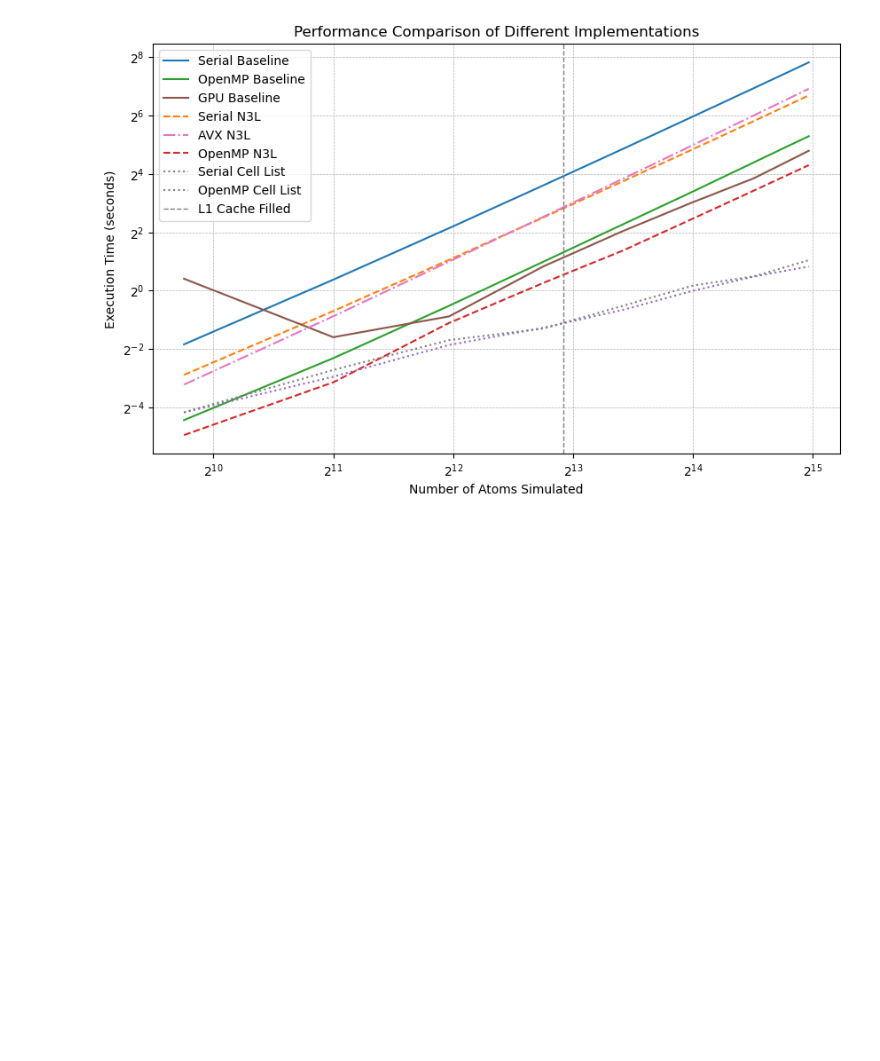
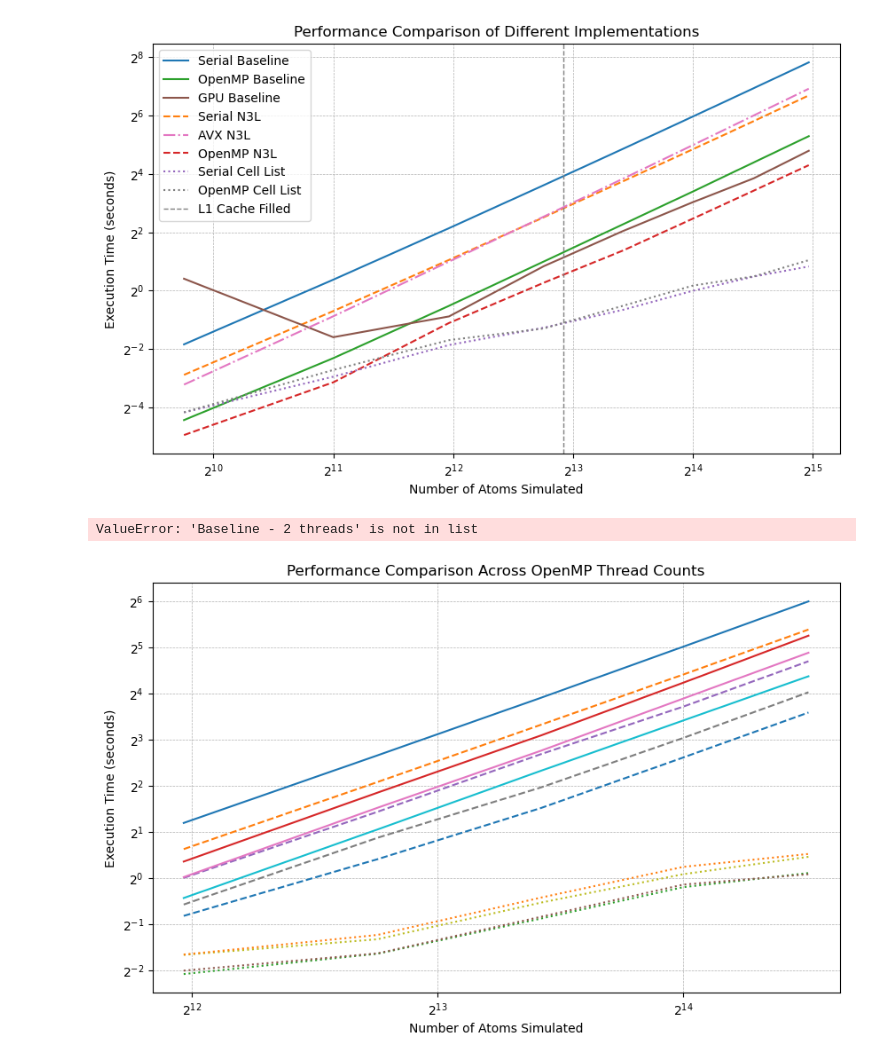
Before and after one commit to alexrmelnick/Molecular-Dynamics-Simulation, a Jupyter notebook: analysis.ipynb, the cells around one changed output. Cells and saved outputs as stored; diff of their text form; code cells hidden in the pictures; blank space fills up the shorter version.

Commit message:
Ran run_openmp and made graph

```diff
--- a/analysis.ipynb
+++ b/analysis.ipynb
@@ -67,3 +67,44 @@ plt.legend(handles, labels, loc='best')
 plt.savefig('performance_comparison.png')
 # %% [output]
 [figure]
+# %%
+import pandas as pd
+import matplotlib.pyplot as plt
+
+# load new OpenMP data
+data = pd.read_csv('openmp_data.csv')
+# ────── strip ALL leading/trailing whitespace/tabs from column names ──────
+data.columns = data.columns.str.strip()
+
+threads      = ['2','4','8','16']
+method_map   = {'Base': 'Baseline', 'N3L': 'N3L', 'Cells': 'Cell List'}
+linestyle_map= {'Base': '-',      'N3L': '--',    'Cells': ':'}
+
+plt.figure(figsize=(10, 6))
+for col in data.columns[1:]:
+    method, thr = [s.strip() for s in col.split('-', 1)]
+    # use .get() so missing keys default to a solid line
+    style = linestyle_map.get(method, '-')
+    label = f"{method_map.get(method, method)} - {thr} threads"
+    plt.plot(data['# Atoms'], data[col], label=label, linestyle=style)
+
+plt.xlabel('Number of Atoms Simulated')
+plt.ylabel('Execution Time (seconds)')
+plt.title('Performance Comparison Across OpenMP Thread Counts')
+plt.minorticks_on()
+plt.grid(which='both', linestyle='--', linewidth=0.5)
+plt.xscale('log', base=2)
+plt.yscale('log', base=2)
+
+# reorder legend by thread count then method
+ax = plt.gca()
+handles, labels = ax.get_legend_handles_labels()
+order = [f"{method_map[m]} - {thr} threads" for thr in threads for m in ['Base','N3L','Cells']]
+ordered = sorted(zip(handles, labels), key=lambda x: order.index(x[1]))
+handles, labels = zip(*ordered)
+plt.legend(handles, labels, loc='best')
+
+plt.savefig('openmp_performance.png')
+# %% [output]
+ValueError: 'Baseline - 2 threads' is not in list
+[figure, added]
```
Also changed, not shown: 5 other files.
